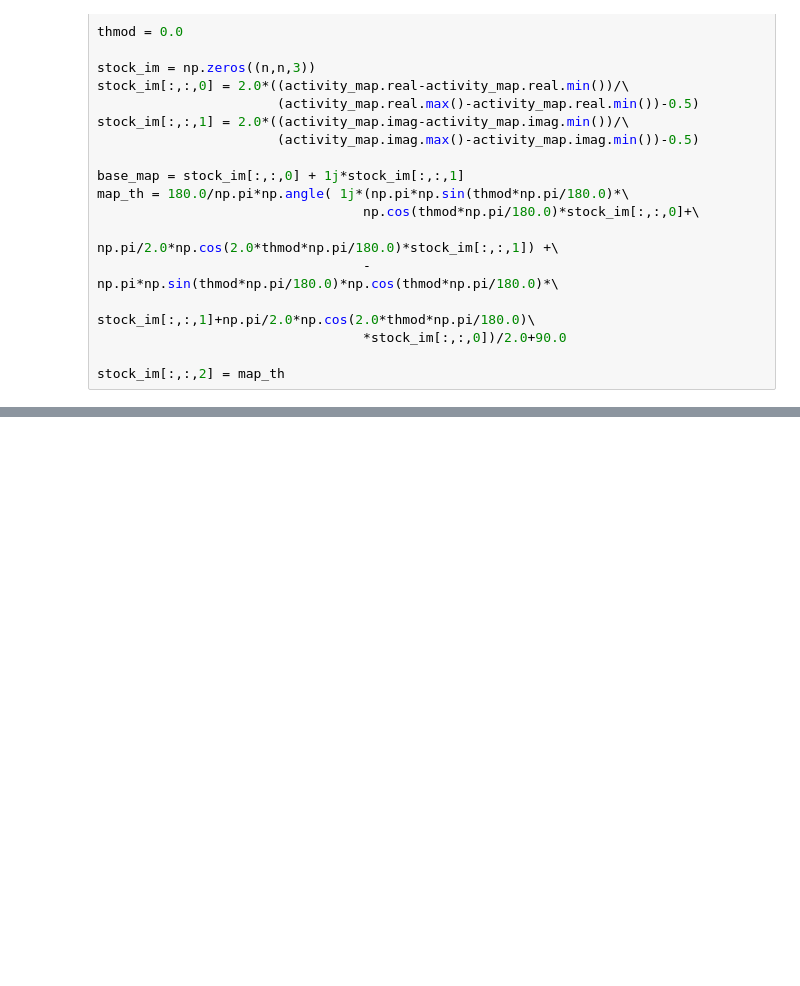
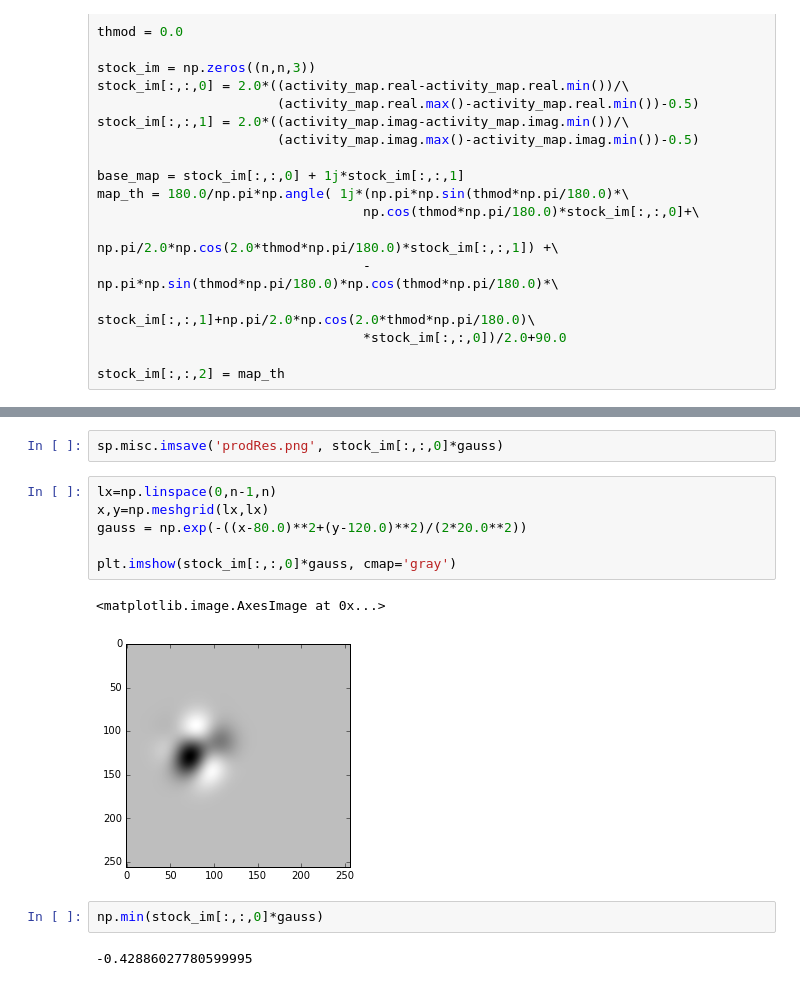
Before and after one commit to JonathanVacher/projects, a Jupyter notebook: model_vsd/activationMapsModel.ipynb, the cells around one changed output, grey strips where cells are left out. Saved outputs shown, nothing was run; the diff lists cells and outputs as text; blank space fills up the shorter version.

```diff
--- a/model_vsd/activationMapsModel.ipynb
+++ b/model_vsd/activationMapsModel.ipynb
@@ -102,3 +102,18 @@ anim = animation.FuncAnimation(fig01, animate, init_func=init, frames=4*18, inte
 HTML(anim.to_html5_video())
 # %% [output]
 [interactive output not drawn]
+# %%
+sp.misc.imsave('prodRes.png', stock_im[:,:,0]*gauss)
+# %%
+lx=np.linspace(0,n-1,n)
+x,y=np.meshgrid(lx,lx)
+gauss = np.exp(-((x-80.0)**2+(y-120.0)**2)/(2*20.0**2))
+
+plt.imshow(stock_im[:,:,0]*gauss, cmap='gray')
+# %% [output]
+<matplotlib.image.AxesImage at 0x...>
+[figure, added]
+# %%
+np.min(stock_im[:,:,0]*gauss)
+# %% [output]
+-0.42886027780599995
```
Also changed, not shown: parts of 1 cell of this notebook, 4 other files.
